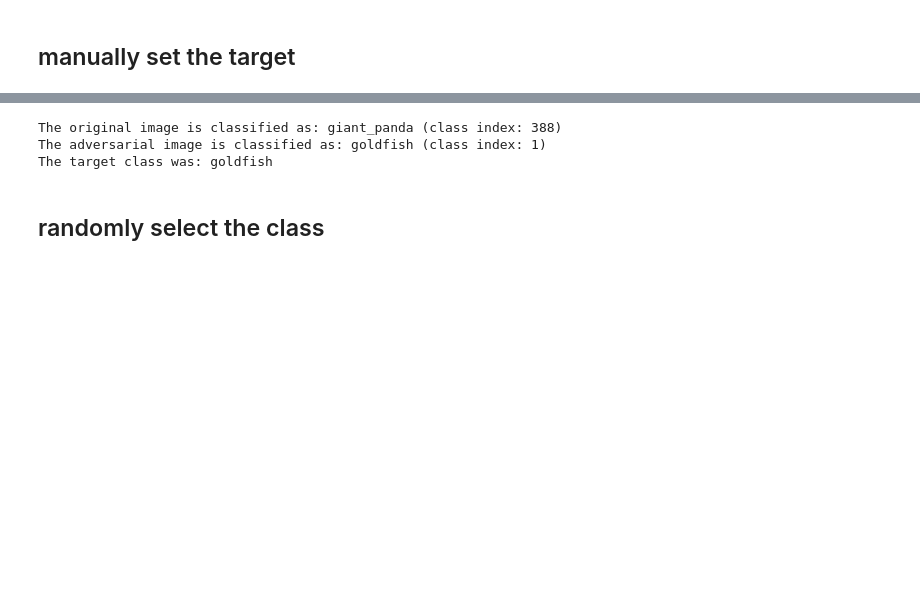
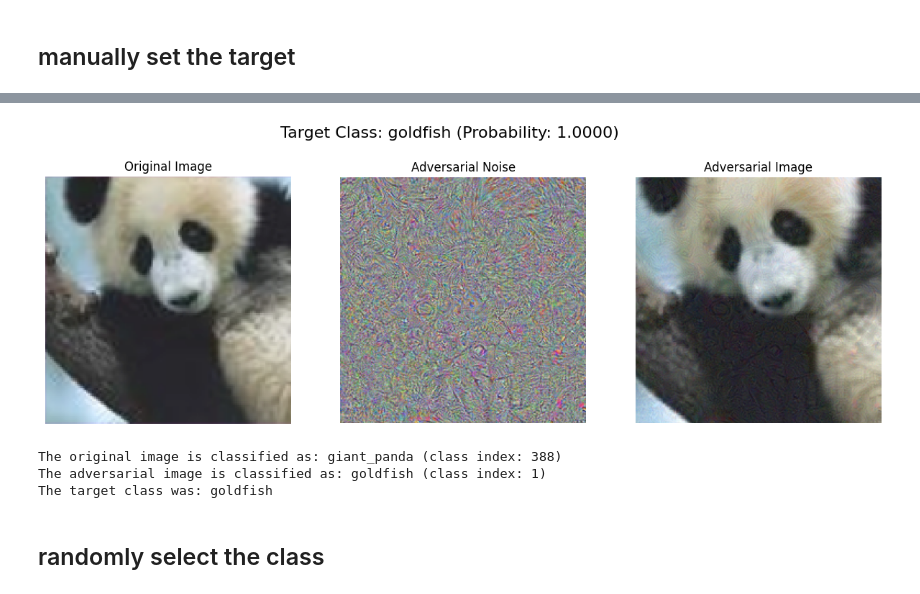
Before and after one commit to WeiyingZhao/Adversarial-Noise-Generation, a Jupyter notebook: main_test.ipynb, the cells around one changed output, grey strips where cells are left out. Drawn from its saved outputs; the diff is of its cells as text; code cells hidden in the pictures; blank space fills up the shorter version.

```diff
--- a/main_test.ipynb
+++ b/main_test.ipynb
@@ -30,3 +30,11 @@ generator.visualize_attack(image_path,
+# %%
+# Visualize the attack with selected target class, smaller epsilon and more iterations
+generator.visualize_attack(image_path,
+                           target_class=target_class,
+                           epsilon=0.01,
+                           num_iterations=100)
+# %% [output]
+[figure, added]
 # %%
 # Classify the original image
 original_image = Image.open(image_path).convert('RGB')
```
Also changed, not shown: parts of 6 cells of this notebook, 2 other files.
